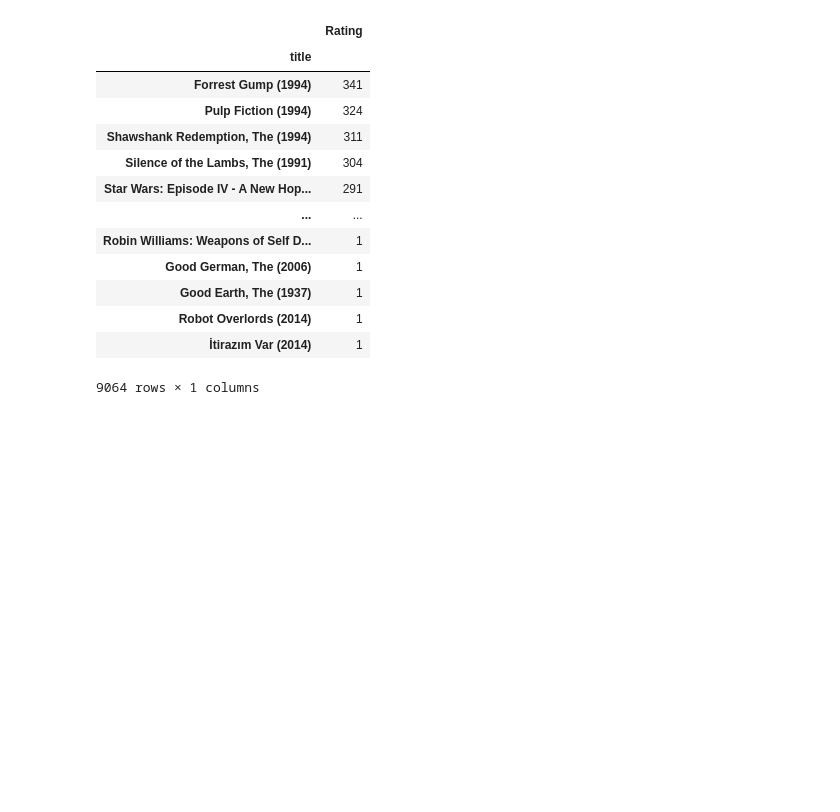
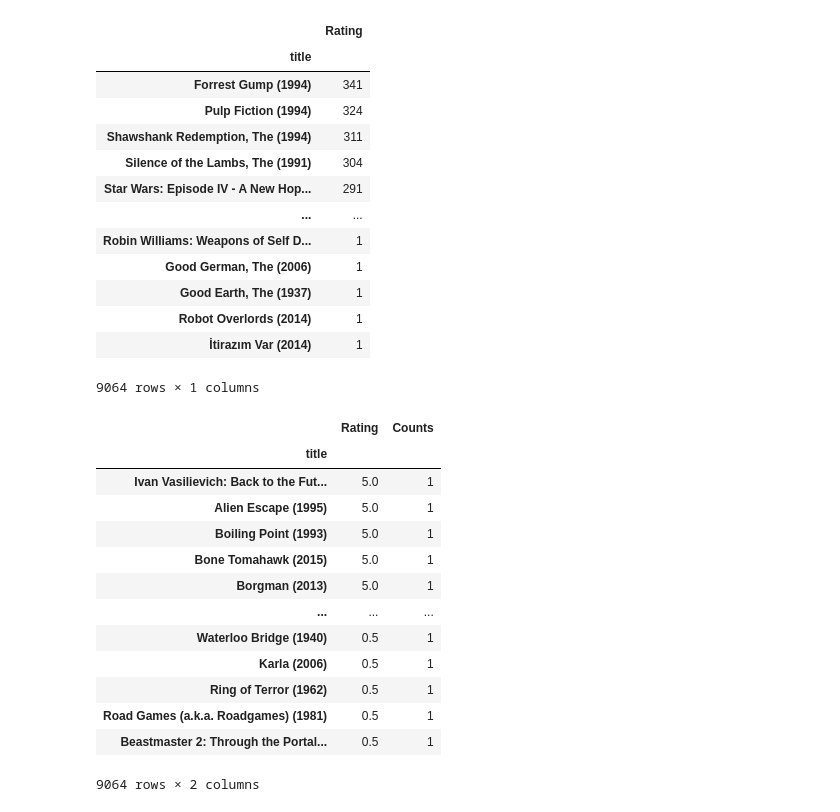
Before and after one commit to RochaErik/X-Recommendation-Systems, a Jupyter notebook: Recommendation_Systems.ipynb, the cells around one changed output. Cells and saved outputs as stored; diff of their text form; code cells hidden in the pictures; blank space fills up the shorter version.

```diff
--- a/Recommendation_Systems.ipynb
+++ b/Recommendation_Systems.ipynb
@@ -69,7 +69,8 @@ df.groupby(by='title').agg(Rating = ('rating', 'mean'))
 | İtirazım Var (2014) | 3.500000 |
 9064 rows × 1 columns
 # %%
-df.groupby(by='title').agg(Rating = ('rating', 'mean')).sort_values('Rating', ascending=False)
+ratings_means = df.groupby(by='title').agg(Rating = ('rating', 'mean')).sort_values('Rating', ascending=False)
+ratings_means
 # %% [output]
 |  | Rating |
 | title |  |
@@ -87,7 +88,8 @@ df.groupby(by='title').agg(Rating = ('rating', 'mean')).sort_values('Rating', as
 9064 rows × 1 columns
 # %%
 #df.groupby('title')['rating'].count().sort_values('Rating', ascending=False)
-df.groupby(by='title').agg(Rating = ('rating', 'count')).sort_values('Rating', ascending=False)
+ratings_counts = df.groupby(by='title').agg(Rating = ('rating', 'count')).sort_values('Rating', ascending=False)
+ratings_counts
 # %% [output]
 |  | Rating |
 | title |  |
@@ -103,3 +105,21 @@ df.groupby(by='title').agg(Rating = ('rating', 'count')).sort_values('Rating', a
 | Robot Overlords (2014) | 1 |
 | İtirazım Var (2014) | 1 |
 9064 rows × 1 columns
+# %%
+ratings_means['Counts'] = ratings_counts
+ratings_means
+# %% [output]
+|  | Rating | Counts |
+| title |  |  |
+| Ivan Vasilievich: Back to the Fut... | 5.0 | 1 |
+| Alien Escape (1995) | 5.0 | 1 |
+| Boiling Point (1993) | 5.0 | 1 |
+| Bone Tomahawk (2015) | 5.0 | 1 |
+| Borgman (2013) | 5.0 | 1 |
+| ... | ... | ... |
+| Waterloo Bridge (1940) | 0.5 | 1 |
+| Karla (2006) | 0.5 | 1 |
+| Ring of Terror (1962) | 0.5 | 1 |
+| Road Games (a.k.a. Roadgames) (1981) | 0.5 | 1 |
+| Beastmaster 2: Through the Portal... | 0.5 | 1 |
+9064 rows × 2 columns
```
Also changed, not shown: parts of 3 cells of this notebook.
